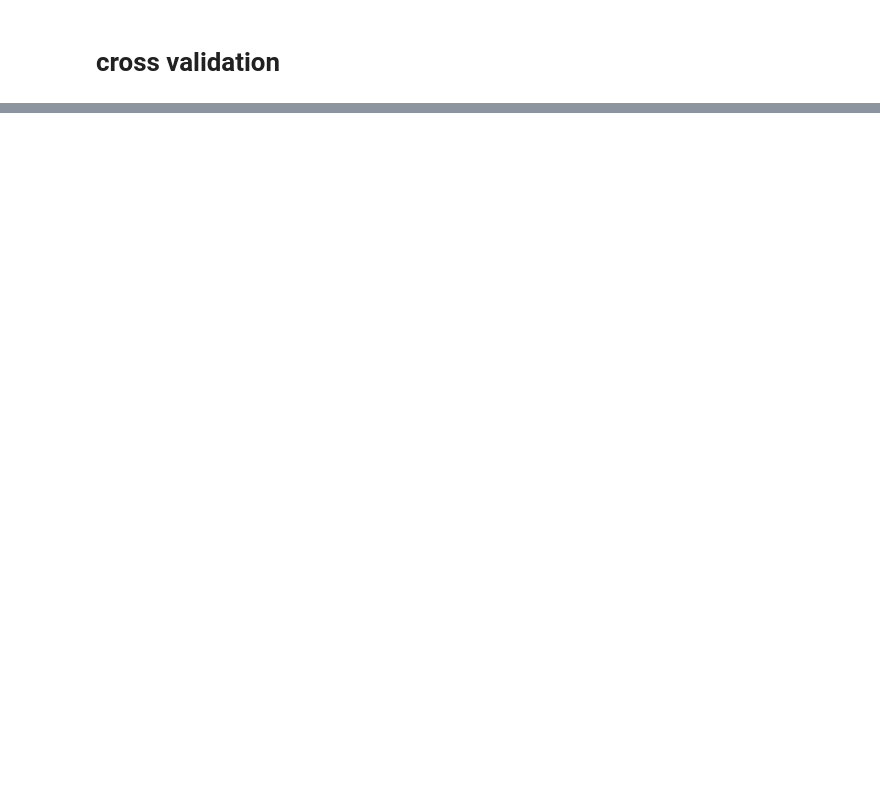
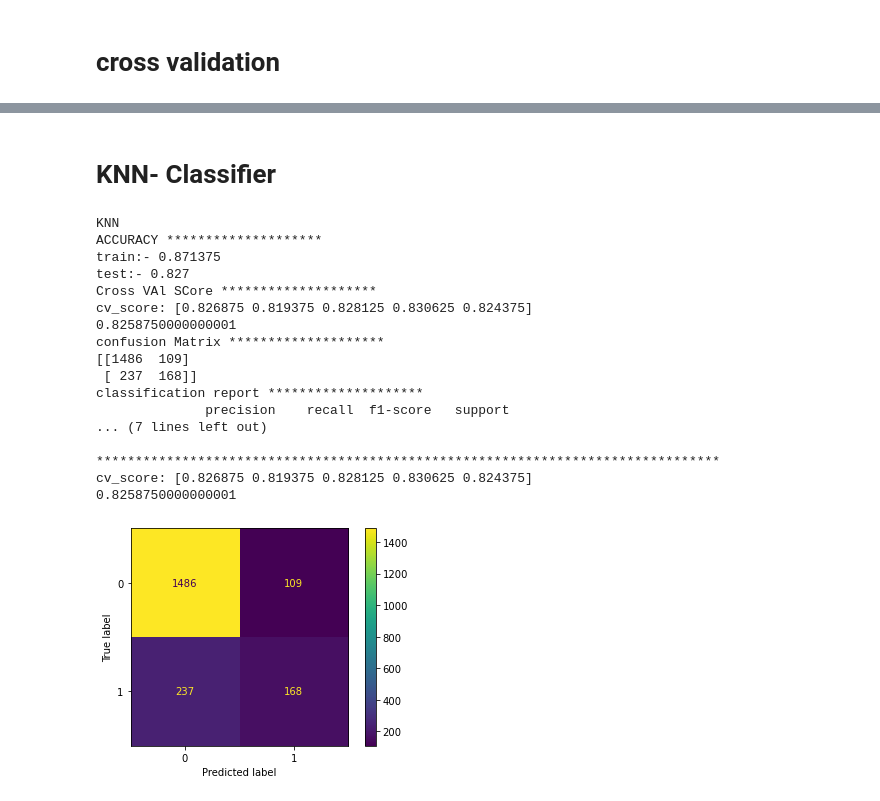
Before and after one commit to deep9893/Classification-Algorithms-, a Jupyter notebook: ANN classification .ipynb, the cells around one changed output, grey strips where cells are left out. Drawn from its saved outputs; the diff is of its cells as text; code cells hidden in the pictures; blank space fills up the shorter version.

```diff
--- a/ANN classification .ipynb
+++ b/ANN classification .ipynb
@@ -257,0 +400,31 @@ hpt.best_score_
+# %% [markdown]
+# KNN- Classifier
+# %%
+#KNN
+print('KNN')
+model5_b=KNeighborsClassifier()
+ML_models(model5_b)
+print('*'*80)
+
+name='Knn_b'
+#creating a comparison between models
+modelcomparison(model5_b,name)
+# %% [output]
+KNN
+ACCURACY ********************
+train:- 0.871375
+test:- 0.827
+Cross VAl SCore ********************
+cv_score: [0.826875 0.819375 0.828125 0.830625 0.824375]
+0.8258750000000001
+confusion Matrix ********************
+[[1486  109]
+ [ 237  168]]
+classification report ********************
+              precision    recall  f1-score   support
+... (7 lines left out)
+
+********************************************************************************
+cv_score: [0.826875 0.819375 0.828125 0.830625 0.824375]
+0.8258750000000001
+[figure, added]
```
Also changed, not shown: parts of 34 cells of this notebook.
